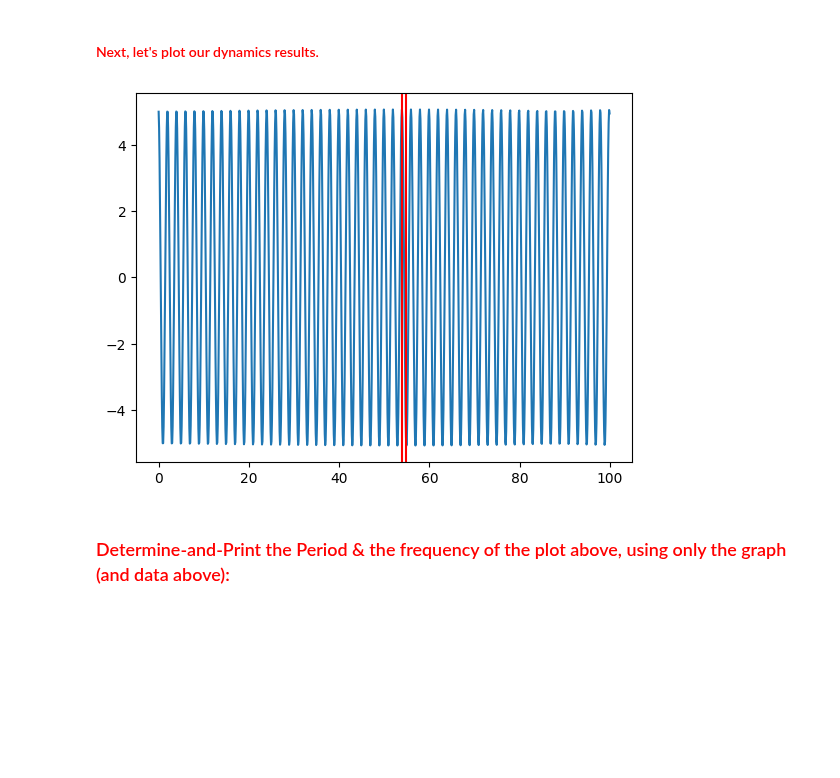
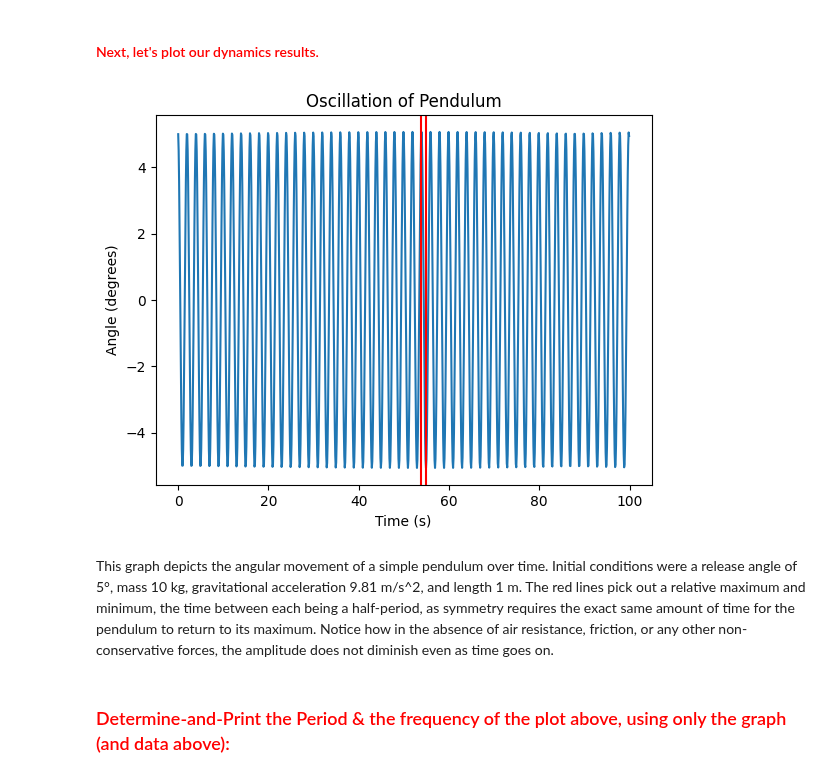
Before and after one commit to CalebAnderson22/PHY122, a Jupyter notebook: Lab6_Anderson.ipynb, the cells around one changed output. Cells and saved outputs as stored; diff of their text form; code cells hidden in the pictures; blank space fills up the shorter version.

```diff
--- a/Lab6_Anderson.ipynb
+++ b/Lab6_Anderson.ipynb
@@ -172,10 +172,15 @@ t, Θ_t = Experiment.dynamics(5, error=0.0, dt=0.1, T = 100)
 # %%
 plt.plot(t, Θ_t)
 plt.axvline(x=53.9, color='red')
 plt.axvline(x=54.9, color='red')
+plt.title("Oscillation of Pendulum")
+plt.xlabel("Time (s)")
+plt.ylabel("Angle (degrees)")
 plt.show()
 # %% [output]
-[figure, old version]
+[figure, new version]
+# %% [markdown]
+This graph depicts the angular movement of a simple pendulum over time. Initial conditions were a release angle of 5°, mass 10 kg, gravitational acceleration 9.81 m/s^2, and length 1 m. The red lines pick out a relative maximum and minimum, the time between each being a half-period, as symmetry requires the exact same amount of time for the pendulum to return to its maximum. Notice how in the absence of air resistance, friction, or any other non-conservative forces, the amplitude does not diminish even as time goes on.
 # %% [markdown]
 ###   <font color='Red'> Determine-and-Print the Period & the frequency of the plot above, using only the graph (and data above): </font>
 # %%
```
Also changed, not shown: parts of 25 cells of this notebook.
